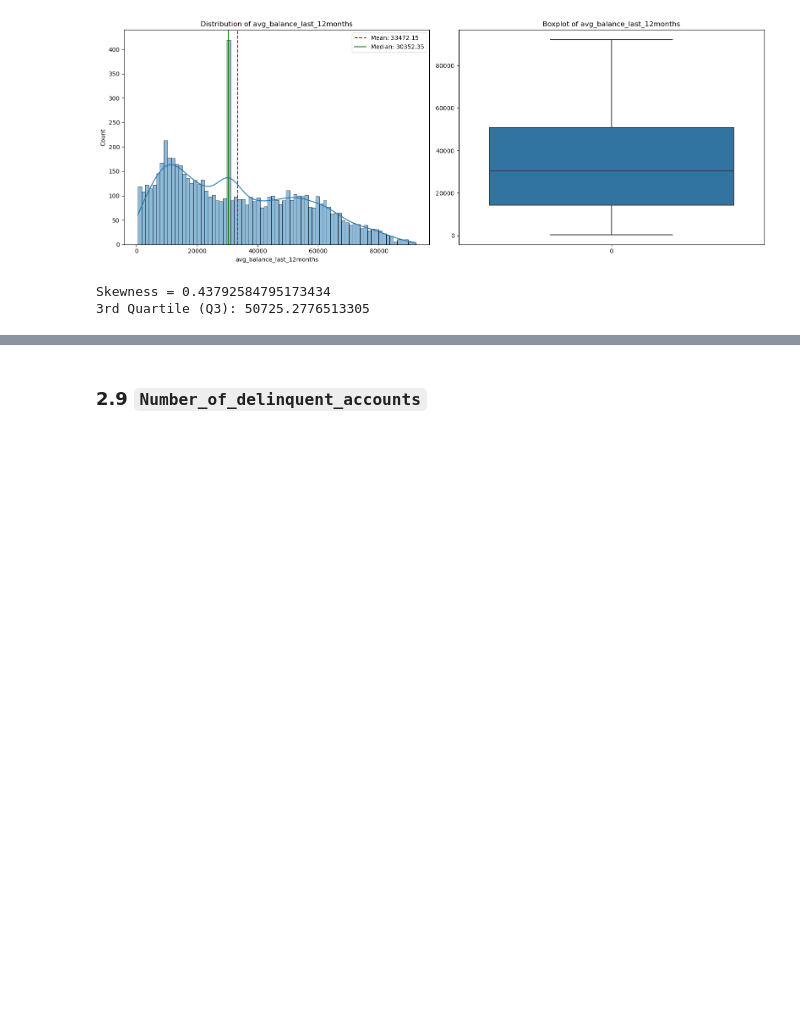
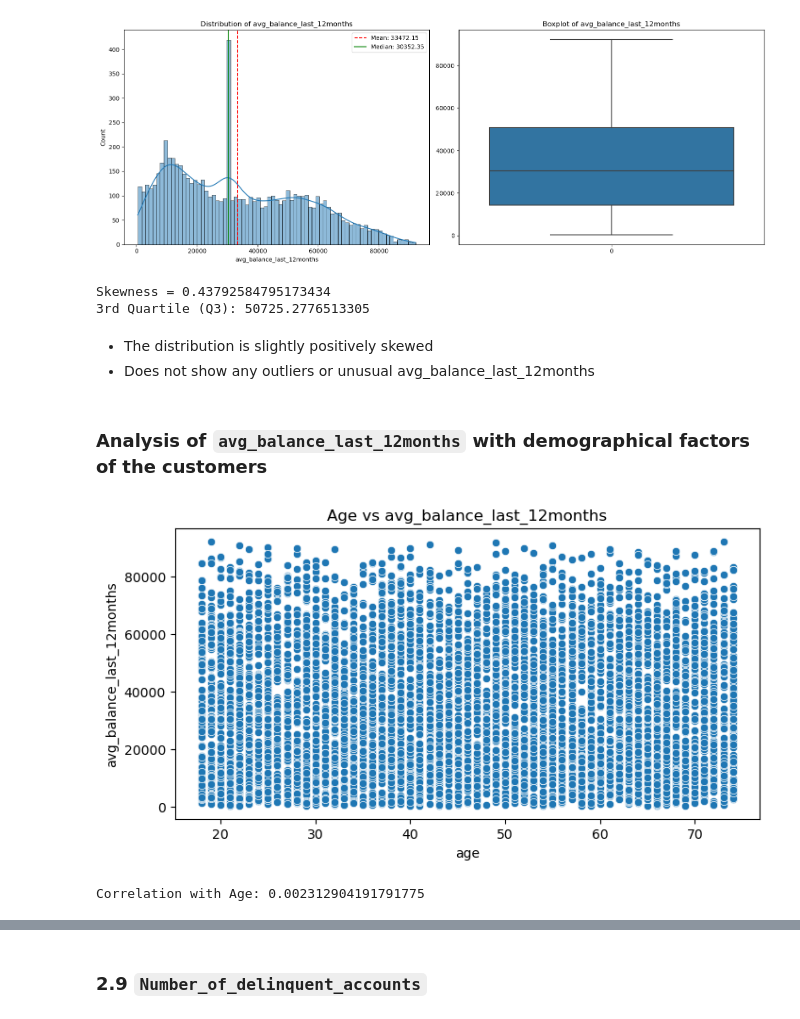
Before and after one commit to hchamikadilshan/CreditRisk360-ISC2024, a Jupyter notebook: notebooks/4 - eda.ipynb, the cells around one changed output, grey strips where cells are left out. Saved outputs shown, nothing was run; the diff lists cells and outputs as text; code cells hidden in the pictures; blank space fills up the shorter version.

```diff
--- a/notebooks/4 - eda.ipynb
+++ b/notebooks/4 - eda.ipynb
@@ -561,3 +561,19 @@ print("3rd Quartile (Q3):", q3)
 [figure]
 Skewness = 0.43792584795173434
 3rd Quartile (Q3): 50725.2776513305
+# %% [markdown]
+- The distribution is slightly positively skewed
+- Does not show any outliers or unusual avg_balance_last_12months
+# %% [markdown]
+### Analysis of `avg_balance_last_12months` with demographical factors of the customers
+# %%
+plt.figure(figsize=(8, 4))
+sns.scatterplot(x=data['age'], y=data['avg_balance_last_12months'])
+plt.title("Age vs avg_balance_last_12months")
+plt.show()
+
+correlation_age = data['avg_balance_last_12months'].corr(data['age'])
+print("Correlation with Age:", correlation_age)
+# %% [output]
+[figure, added]
+Correlation with Age: 0.002312904191791775
```
Also changed, not shown: parts of 57 cells of this notebook.
